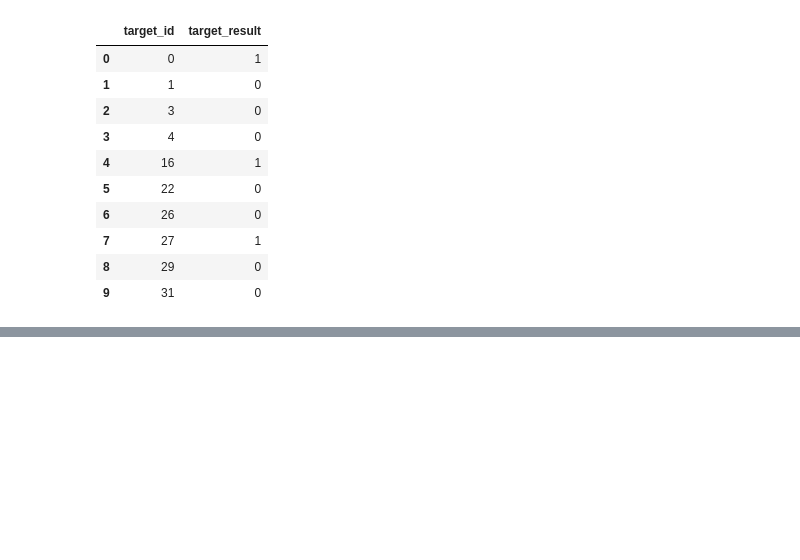
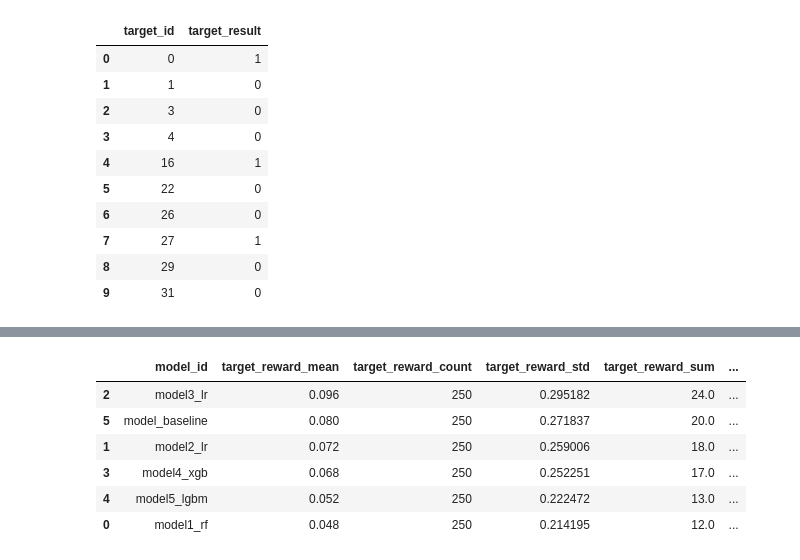
Before and after one commit to Berkeley-Data/darts, a Jupyter notebook: examples/voter_target_simulation/simulate_allocation_rounds_from_voter_responses.ipynb, the cells around one changed output, grey strips where cells are left out. Saved outputs shown, nothing was run; the diff lists cells and outputs as text; code cells hidden in the pictures; blank space fills up the shorter version.

```diff
--- a/examples/voter_target_simulation/simulate_allocation_rounds_from_voter_responses.ipynb
+++ b/examples/voter_target_simulation/simulate_allocation_rounds_from_voter_responses.ipynb
@@ -82,6 +82,9 @@ reward_col = 'target_reward'
 # Specify the column that indicates the 'regret'
 regret_col = 'target_regret'
 
+# Specify the column that indicates which arm was 'picked'
+picked_col = 'model_picked'
+
 # Specify an initial allocation method across the pool of models. These must sum to 1.
 # For the simulation, we'll start with an equal allocation for each model.
 allocation_method = {
@@ -98,3 +101,12 @@ simulation_rounds = 50
 
 # Specify the number of targets to pull in the first round.
 num_targets = 250
+
+# Specify the allocation policy
+allocation_policy = 'UCB1'
+
+# Specify the allocation strategy
+allocation_strategy = 'round-robin'
+
+# Specify the allocation order
+allocation_order = 'best'
@@ -103,3 +113,9 @@ target_results_df = target_results_df.set_index([target_id_col])
+# %%
+# Set up defaults - nothing picked yet
+allocation_pool_df[picked_col]  = 0
+
+# Index the file of responses for updating of results
+target_results_df = target_results_df.set_index([target_id_col])
 # %%
 timesteps = {}
 
@@ -113,8 +129,8 @@ for allocation_round in range(1, simulation_rounds+1):
     # TODO: Would be good to explain that Allocator introduces a picked column to the dataframe. This is masked behavior.
     #       I may rely on this column if I know about it, but not sure if it will ever go away?
     allocator = Allocator(allocation_method, num_targets, remaining_allocation_pool_df, arm_name_col,
-                          confidence_rank_col, target_id_col, strategy='round-robin',
-                          order='best') # another idea is to provide a dictionary mapping to simplify the calling interface
+                          confidence_rank_col, target_id_col, strategy=allocation_strategy,
+                          order=allocation_order) # another idea is to provide a dictionary mapping to simplify the calling interface
 
     # retreive targets
     targets = allocator.allocate_pool() # TODO: can we change this to allocator.retrieve_targets(num_targets) ? Also, might be nice to have a DF return option
@@ -128,8 +144,18 @@ for allocation_round in range(1, simulation_rounds+1):
     targets_df = targets_df.set_index([target_id_col])
     allocation_pool_df = allocation_pool_df.set_index([target_id_col])
     allocation_pool_df.update(targets_df)
-    targets_df = targets_df.reset_index(level=0)
-    allocation_pool_df = allocation_pool_df.reset_index(level=0)
+    allocation_pool_df = allocation_pool_df.reset_index()
+
+    # add indicator for the arm we picked
+    target_arm_picked_df = pd.DataFrame(targets, columns=[target_id_col, arm_name_col])
+    target_arm_picked_df[picked_col] = 1
+    target_arm_picked_df = target_arm_picked_df[[target_id_col, arm_name_col, picked_col]]
+
+    # join target model we picked with the universe of allocations
+    target_arm_picked_df = target_arm_picked_df.set_index([target_id_col, arm_name_col])
+    allocation_pool_df = allocation_pool_df.set_index([target_id_col, arm_name_col])
+    allocation_pool_df.update(target_arm_picked_df)
+    allocation_pool_df = allocation_pool_df.reset_index()
 
     # evaluate this allocation pool with the bandit
     last_allocation_pool_df = allocation_pool_df[allocation_pool_df[pool_round_col] == allocation_round]
@@ -140,25 +166,44 @@ for allocation_round in range(1, simulation_rounds+1):
     last_allocation_pool_df = last_allocation_pool_df.reset_index(level=0)
 
     # update results in the master pool set
-    allocation_pool_df = allocation_pool_df.set_index([target_id_col, arm_name_col, confidence_rank_col, pool_round_col, reward_col, regret_col])
-    last_allocation_pool_df = last_allocation_pool_df.set_index([target_id_col, arm_name_col, confidence_rank_col, pool_round_col, reward_col, regret_col])
+    allocation_pool_df = allocation_pool_df.set_index([target_id_col, arm_name_col, confidence_rank_col, pool_round_col, reward_col, regret_col, picked_col])
+    last_allocation_pool_df = last_allocation_pool_df.set_index([target_id_col, arm_name_col, confidence_rank_col, pool_round_col, reward_col, regret_col, picked_col])
     allocation_pool_df.update(last_allocation_pool_df)
     allocation_pool_df = allocation_pool_df.reset_index()
 
-    TP = allocation_pool_df[result_col] * allocation_pool_df[confidence_rank_col]
-    TN = (1 - allocation_pool_df[result_col]) * (1 - allocation_pool_df[confidence_rank_col])
-    FN = allocation_pool_df[result_col] * (1 - allocation_pool_df[confidence_rank_col])
-    FP = (1 - allocation_pool_df[result_col]) * allocation_pool_df[confidence_rank_col]
+    TP = allocation_pool_df[result_col] * allocation_pool_df[confidence_rank_col] * allocation_pool_df[picked_col]
+    TN = (1 - allocation_pool_df[result_col]) * (1 - allocation_pool_df[confidence_rank_col]) * (1 - allocation_pool_df[picked_col])
+    FN = allocation_pool_df[result_col] * (1 - allocation_pool_df[confidence_rank_col]) * (1 - allocation_pool_df[picked_col])
+    FP = (1 - allocation_pool_df[result_col]) * allocation_pool_df[confidence_rank_col] * allocation_pool_df[picked_col]
 
     # update rewards from the results we synced
     allocation_pool_df[reward_col] = TP
 
     # update regrets from the results we synced
-    # regrets are false positives + false negatives (type 1 and type 2 error)
-    allocation_pool_df[regret_col] = FP + FP
+    # regrets can be false positives or false negatives (type 1 and type 2 error)
+    allocation_pool_df[regret_col] = FN
 
     # prepare a dataframe with just our results of this round for the bandit to evaluate
     results_df = pd.DataFrame.copy(allocation_pool_df[allocation_pool_df[pool_round_col] == allocation_round])
+
+    if results_df[(results_df[result_col]==1)&(results_df[reward_col]==1)].shape[0] == 0:
+        # no more results left after a steady state - reset selections to include possibilities from the other models
+
+        TP = allocation_pool_df[result_col] * allocation_pool_df[confidence_rank_col]
+        TN = (1 - allocation_pool_df[result_col]) * (1 - allocation_pool_df[confidence_rank_col])
+        FN = allocation_pool_df[result_col] * (1 - allocation_pool_df[confidence_rank_col])
+        FP = (1 - allocation_pool_df[result_col]) * allocation_pool_df[confidence_rank_col]
+
+        # update rewards from the results we synced
+        allocation_pool_df[reward_col] = TP
+
+        # update regrets from the results we synced
+        # regrets can be false positives or false negatives (type 1 and type 2 error)
+        allocation_pool_df[regret_col] = FN
+
+        # prepare a dataframe with just our results of this round for the bandit to evaluate
+        results_df = pd.DataFrame.copy(allocation_pool_df[allocation_pool_df[pool_round_col] == allocation_round])
+
 
     # prepare dictionary of results for timestep tracking
     stats = results_df[[arm_name_col, reward_col, regret_col]].groupby(arm_name_col).agg({reward_col:['count','sum'],
@@ -176,16 +221,15 @@ for allocation_round in range(1, simulation_rounds+1):
     timesteps[allocation_round] = stats.to_dict(orient='records')
 
     # set up a multi-arm bandit and calculate allocations to each arm.
-    bandit = Bandit(results_df, arm_name_col, reward_col, regret_col, policy = 'Bayes_UCB')
+    bandit = Bandit(results_df, arm_name_col, reward_col, regret_col, policy = allocation_policy)
 
     # use these allocations for the next round
     allocation_method = bandit.get_new_allocations()# bandit.make_allocs().set_index(arm_name_col)['allocation'].to_dict()
-    print("Allocations from round", allocation_round, ":\n", allocation_method)
-    #display(bandit.get_allocation_stats())
+    print("Allocations after round", allocation_round, ":\n", allocation_method)
+    display(bandit.get_allocation_stats())
 
     # useful for outputting the result of each timestep into its own directory
     # and keeping an updated master file
-
 
     #allocation_pool_df[[target_id_col, arm_name_col, confidence_rank_col, pool_round_col, reward_col, result_col]].sort_values(by=[target_id_col,arm_name_col]).to_csv(file_loc + 'simulated_target_universe_updates.csv', index=False)
 
@@ -215,0 +245,7 @@ Statistics from round 50 :
+|  | model_id | target_reward_mean | target_reward_count | target_reward_std | target_reward_sum | ... |
+| 2 | model3_lr | 0.096 | 250 | 0.295182 | 24.0 | ... |
+| 5 | model_baseline | 0.080 | 250 | 0.271837 | 20.0 | ... |
+| 1 | model2_lr | 0.072 | 250 | 0.259006 | 18.0 | ... |
+| 3 | model4_xgb | 0.068 | 250 | 0.252251 | 17.0 | ... |
+| 4 | model5_lgbm | 0.052 | 250 | 0.222472 | 13.0 | ... |
+| 0 | model1_rf | 0.048 | 250 | 0.214195 | 12.0 | ... |
```
Also changed, not shown: parts of 5 cells of this notebook, 1 other file.
